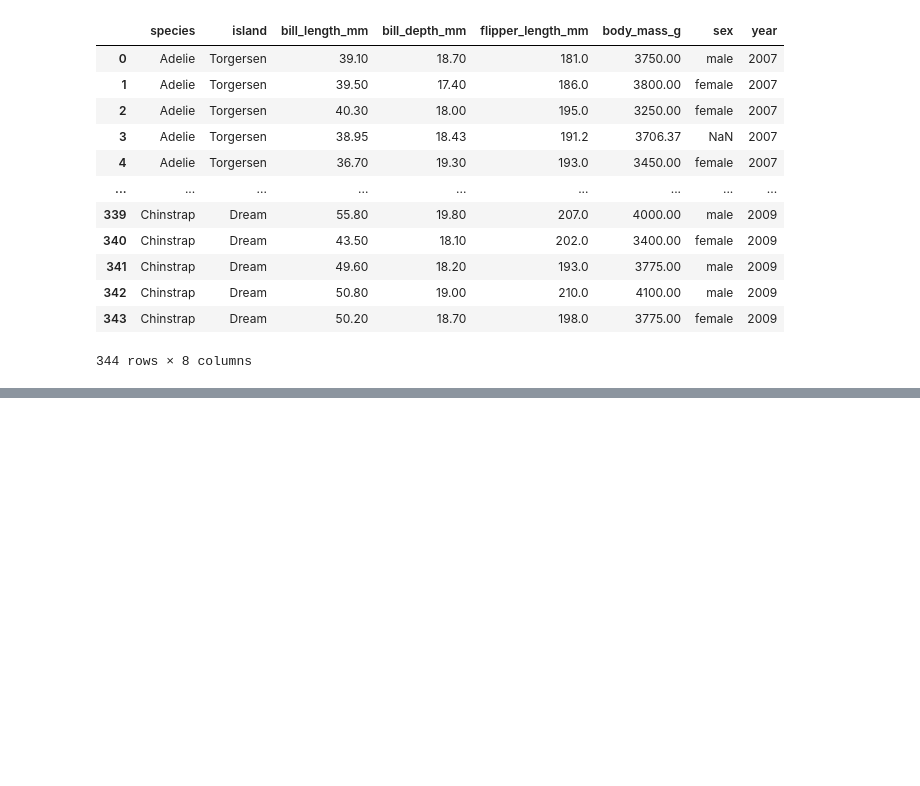
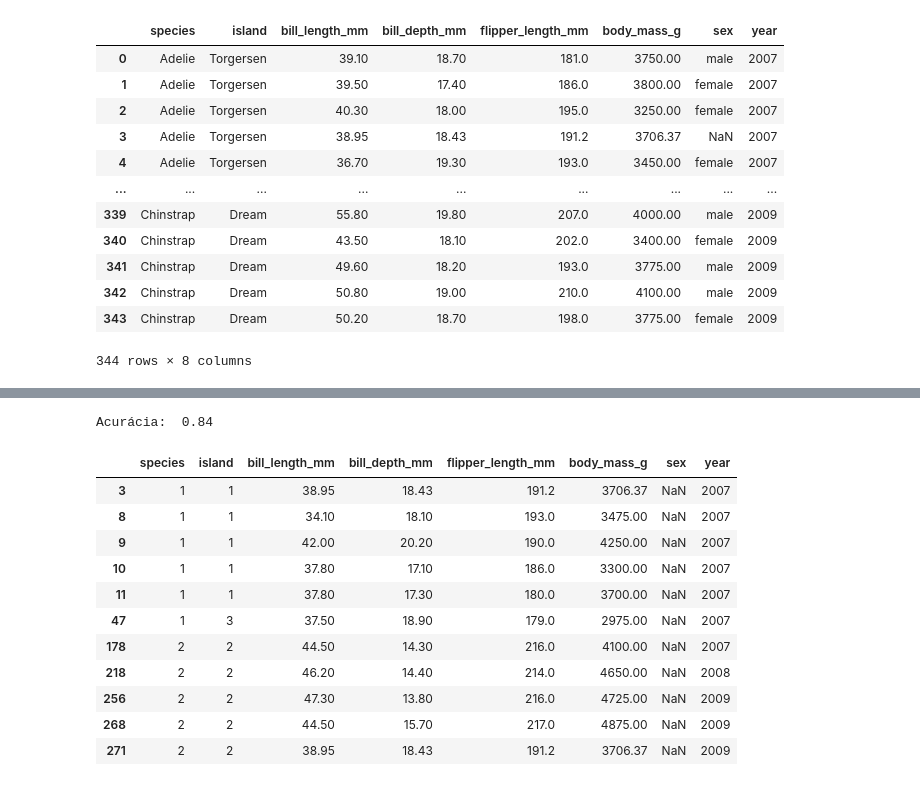
Before and after one commit to carolysg/projeto-pinguins, a Jupyter notebook: penguins.ipynb, the cells around one changed output, grey strips where cells are left out. Cells and saved outputs as stored; diff of their text form; code cells hidden in the pictures; blank space fills up the shorter version.

```diff
--- a/penguins.ipynb
+++ b/penguins.ipynb
@@ -109,0 +146,31 @@ display(df)
+# %%
+# Criando o modelo
+clf = DecisionTreeClassifier()
+clf.fit(x_train,y_train)
+y_pred = clf.predict(x_test)
+acc = clf.score(x_test, y_test)
+# Printando a acurácia do modelo
+print("Acurácia: ", acc.round(2))
+# %% [output]
+Acurácia:  0.84
+# %%
+# Selecionando o dataframe com os valores nulos a serem previstos
+valores_na = df['sex'].isna()
+df_nulos = df[valores_na]
+# Substituindo as variáveis categóricas por variáveis numéricas correspondentes
+df_classificador_nulos = df_nulos.replace('Adelie',1).replace('Gentoo',2).replace('Chinstrap',3)
+df_classificador_nulos = df_classificador_nulos.replace('Torgersen',1).replace('Biscoe',2).replace('Dream',3)
+display(df_classificador_nulos)
+# %% [output]
+|  | species | island | bill_length_mm | bill_depth_mm | flipper_length_mm | body_mass_g | sex | year |
+| 3 | 1 | 1 | 38.95 | 18.43 | 191.2 | 3706.37 | NaN | 2007 |
+| 8 | 1 | 1 | 34.10 | 18.10 | 193.0 | 3475.00 | NaN | 2007 |
+| 9 | 1 | 1 | 42.00 | 20.20 | 190.0 | 4250.00 | NaN | 2007 |
+| 10 | 1 | 1 | 37.80 | 17.10 | 186.0 | 3300.00 | NaN | 2007 |
+| 11 | 1 | 1 | 37.80 | 17.30 | 180.0 | 3700.00 | NaN | 2007 |
+| 47 | 1 | 3 | 37.50 | 18.90 | 179.0 | 2975.00 | NaN | 2007 |
+| 178 | 2 | 2 | 44.50 | 14.30 | 216.0 | 4100.00 | NaN | 2007 |
+| 218 | 2 | 2 | 46.20 | 14.40 | 214.0 | 4650.00 | NaN | 2008 |
+| 256 | 2 | 2 | 47.30 | 13.80 | 216.0 | 4725.00 | NaN | 2009 |
+| 268 | 2 | 2 | 44.50 | 15.70 | 217.0 | 4875.00 | NaN | 2009 |
+| 271 | 2 | 2 | 38.95 | 18.43 | 191.2 | 3706.37 | NaN | 2009 |
```
Also changed, not shown: parts of 10 cells of this notebook.
